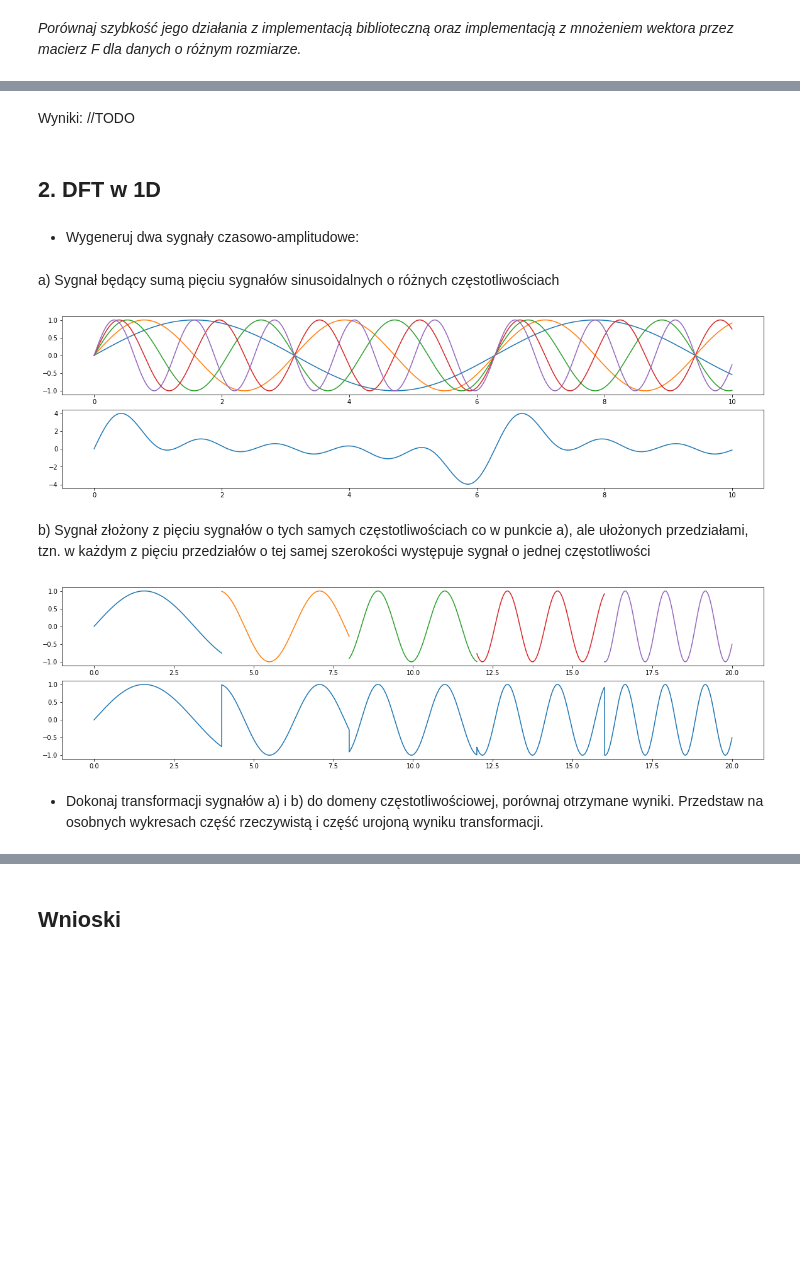
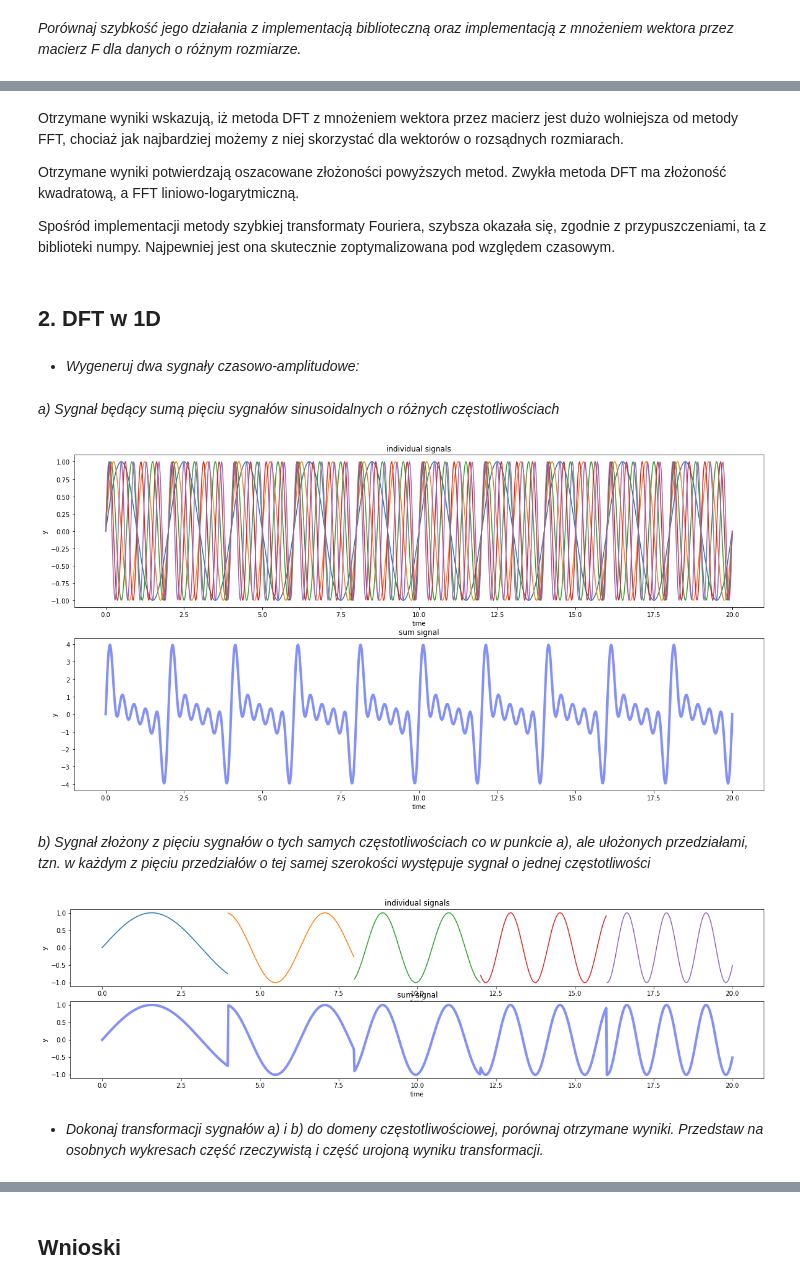
Before and after one commit to mhawryluk/mownit, a Jupyter notebook: lab11-transformata_Fouriera/lab11.ipynb, the cells around one changed output, grey strips where cells are left out. Saved outputs shown, nothing was run; the diff lists cells and outputs as text; code cells hidden in the pictures; blank space fills up the shorter version.

```diff
--- a/lab11-transformata_Fouriera/lab11.ipynb
+++ b/lab11-transformata_Fouriera/lab11.ipynb
@@ -4,6 +4,7 @@
 import numpy as np
 import matplotlib.pyplot as plt
 from time import time
+SIGNAL_COLOR = "#8390fa"
 # %% [markdown]
 ## 1. FFT
 # %% [markdown]
@@ -140,27 +144,39 @@ compare_fft_times()
 # %% [markdown]
-Wyniki: //TODO
+Otrzymane wyniki wskazują, iż metoda DFT z mnożeniem wektora przez macierz jest dużo wolniejsza od metody FFT, chociaż jak najbardziej możemy z niej skorzystać dla wektorów o rozsądnych rozmiarach.
+
+Otrzymane wyniki potwierdzają oszacowane złożoności powyższych metod. Zwykła metoda DFT ma złożoność kwadratową, a FFT liniowo-logarytmiczną.
+
+Spośród implementacji metody szybkiej transformaty Fouriera, szybsza okazała się, zgodnie z przypuszczeniami, ta z biblioteki numpy. Najpewniej jest ona skutecznie zoptymalizowana pod względem czasowym.
 # %% [markdown]
 ## 2. DFT w 1D
 # %% [markdown]
-* Wygeneruj dwa sygnały czasowo-amplitudowe:
+* <i>Wygeneruj dwa sygnały czasowo-amplitudowe:</i>
 # %% [markdown]
-a) Sygnał będący sumą pięciu sygnałów sinusoidalnych o różnych częstotliwościach
+<i>a) Sygnał będący sumą pięciu sygnałów sinusoidalnych o różnych częstotliwościach</i>
 # %%
-def signal_a(a=0, b=10):
-    x = np.linspace(a, b, 10000)
-    signals = [np.sin(x), np.sin(2*x), np.sin(3*x), np.sin(4*x), np.sin(5*x)]
+def gen_signal_a(a=0, b=20):
+    x = np.linspace(a, b, 1024)
+    signals = [np.sin(i*np.pi*x) for i in range(1, 6)]
 
-    fig, ax = plt.subplots(2, 1, figsize=(20, 5))
+    fig, ax = plt.subplots(2, 1, figsize=(20, 10))
     for signal in signals:
         ax[0].plot(x, signal)
 
+    ax[0].set_xlabel('time')
+    ax[0].set_ylabel('y')
+    ax[0].set_title('individual signals')
+
+    ax[1].set_xlabel('time')
+    ax[1].set_ylabel('y')
+    ax[1].set_title('sum signal')
+
     sum_signal = np.sum(signals, axis=0)
-    ax[1].plot(x, sum_signal)
+    ax[1].plot(x, sum_signal, color=SIGNAL_COLOR, lw=4)
     return x, sum_signal
 # %%
-x, signal_a = signal_a()
+x_a, signal_a = gen_signal_a()
 # %% [output]
-[figure, old version]
+[figure, new version]
 # %% [markdown]
-b) Sygnał złożony z pięciu sygnałów o tych samych częstotliwościach co w punkcie a), ale ułożonych przedziałami, tzn. w każdym z pięciu przedziałów o tej samej szerokości występuje sygnał o jednej częstotliwości
+<i>b) Sygnał złożony z pięciu sygnałów o tych samych częstotliwościach co w punkcie a), ale ułożonych przedziałami, tzn. w każdym z pięciu przedziałów o tej samej szerokości występuje sygnał o jednej częstotliwości </i>
 # %%
@@ -184,11 +204,9 @@ def signal_b(a=0, b=20):
 
     return x, signal
 # %%
-x, signal_b = signal_b()
+x_b, signal_b = gen_signal_b()
 # %% [output]
-[figure, old version]
+[figure, new version]
 # %% [markdown]
-* Dokonaj transformacji sygnałów a) i b) do domeny częstotliwościowej, porównaj
-otrzymane wyniki. Przedstaw na osobnych wykresach część rzeczywistą i część
-urojoną wyniku transformacji.
+* <i>Dokonaj transformacji sygnałów a) i b) do domeny częstotliwościowej, porównaj otrzymane wyniki. Przedstaw na osobnych wykresach część rzeczywistą i część urojoną wyniku transformacji. </i>
 # %%
```
Also changed, not shown: parts of 14 cells of this notebook.
